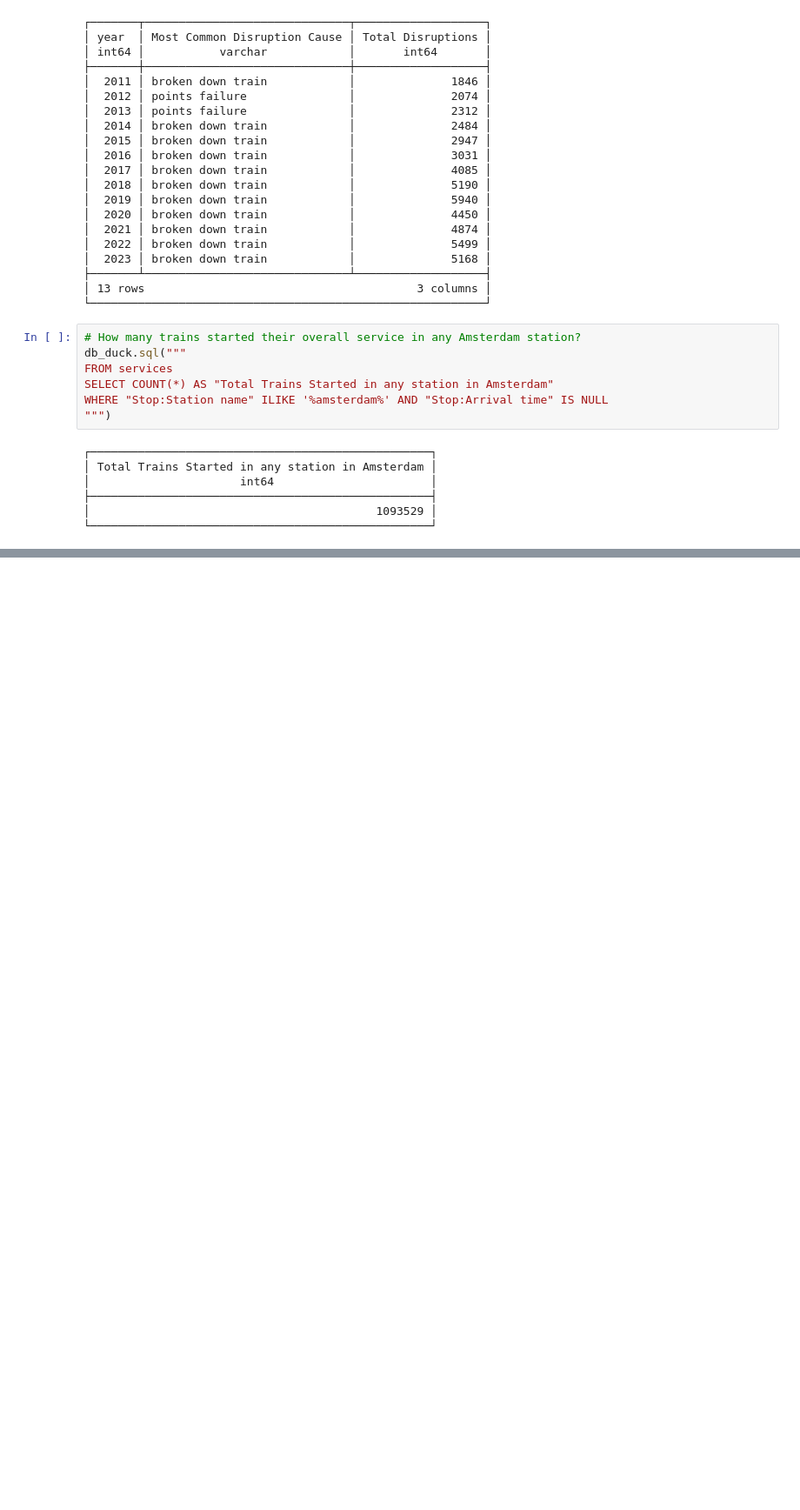
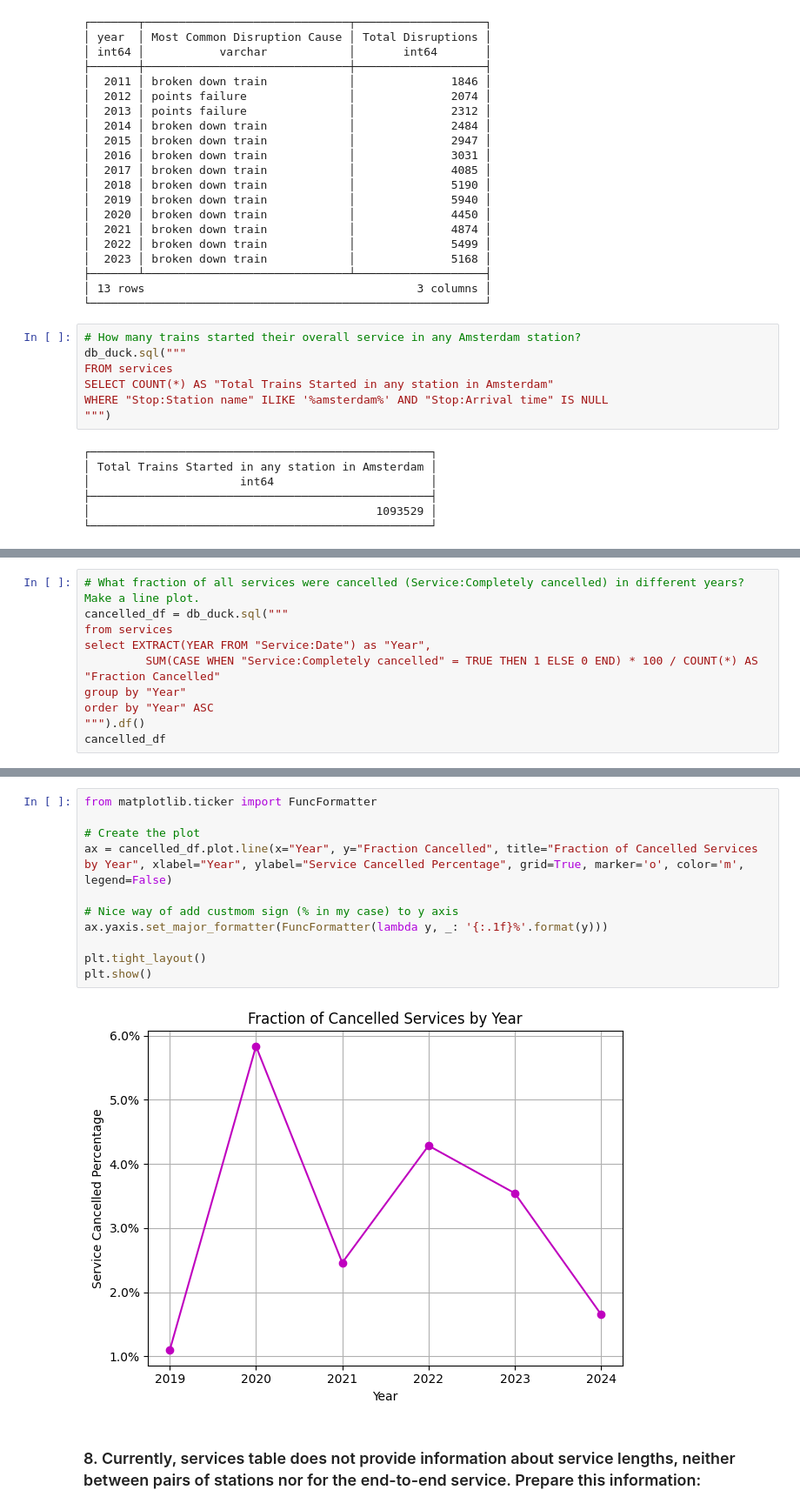
Before and after one commit to wozniakos10/MLOps, a Jupyter notebook: lab02/homework/homework.ipynb, the cells around one changed output, grey strips where cells are left out. Shown at 87% size. Drawn from its saved outputs; the diff is of its cells as text; blank space fills up the shorter version.

```diff
--- a/lab02/homework/homework.ipynb
+++ b/lab02/homework/homework.ipynb
@@ -460,0 +541,10 @@ WHERE "Stop:Station name" ILIKE '%amsterdam%' AND "Stop:Arrival time" IS NULL
+# %%
+# What fraction of all services were cancelled (Service:Completely cancelled) in different years? Make a line plot.
+cancelled_df = db_duck.sql("""
+from services
+select EXTRACT(YEAR FROM "Service:Date") as "Year",
+         SUM(CASE WHEN "Service:Completely cancelled" = TRUE THEN 1 ELSE 0 END) * 100 / COUNT(*) AS "Fraction Cancelled"
+group by "Year"
+order by "Year" ASC
+""").df()
+cancelled_df
@@ -460,0 +559,15 @@ WHERE "Stop:Station name" ILIKE '%amsterdam%' AND "Stop:Arrival time" IS NULL
+# %%
+from matplotlib.ticker import FuncFormatter
+
+# Create the plot
+ax = cancelled_df.plot.line(x="Year", y="Fraction Cancelled", title="Fraction of Cancelled Services by Year", xlabel="Year", ylabel="Service Cancelled Percentage", grid=True, marker='o', color='m', legend=False)
+
+# Nice way of add custmom sign (% in my case) to y axis
+ax.yaxis.set_major_formatter(FuncFormatter(lambda y, _: '{:.1f}%'.format(y)))
+
+plt.tight_layout()
+plt.show()
+# %% [output]
+[figure, added]
+# %% [markdown]
+### 8. Currently, services table does not provide information about service lengths, neither between pairs of stations nor for the end-to-end service. Prepare this information:
```
Also changed, not shown: parts of 16 cells of this notebook.
